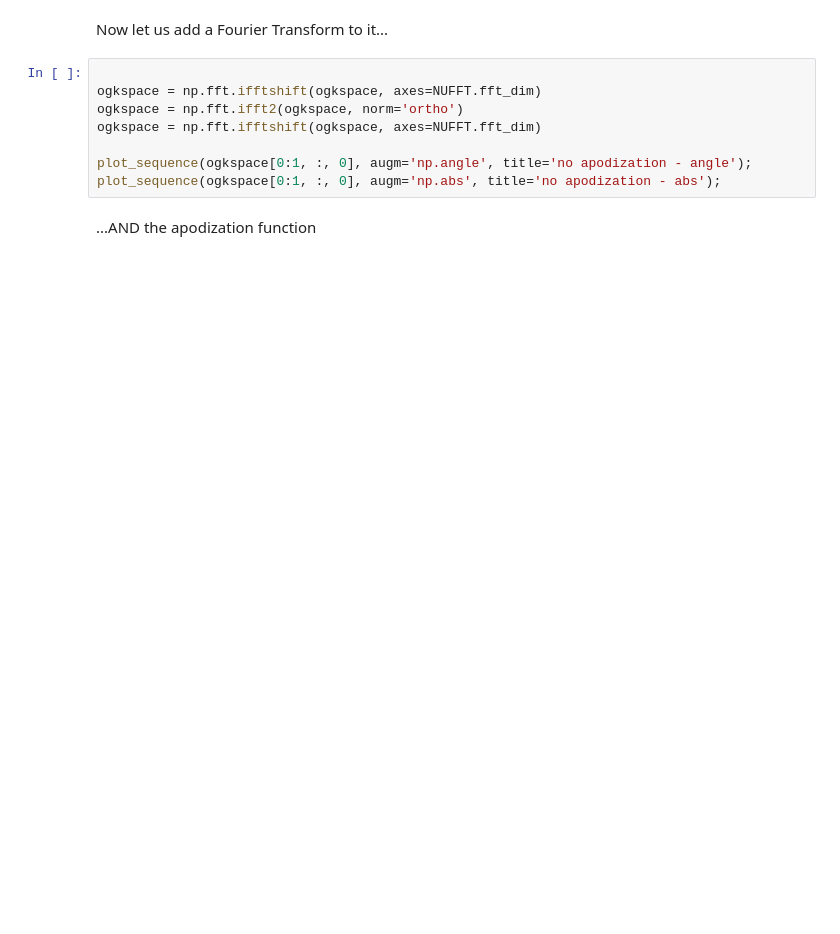
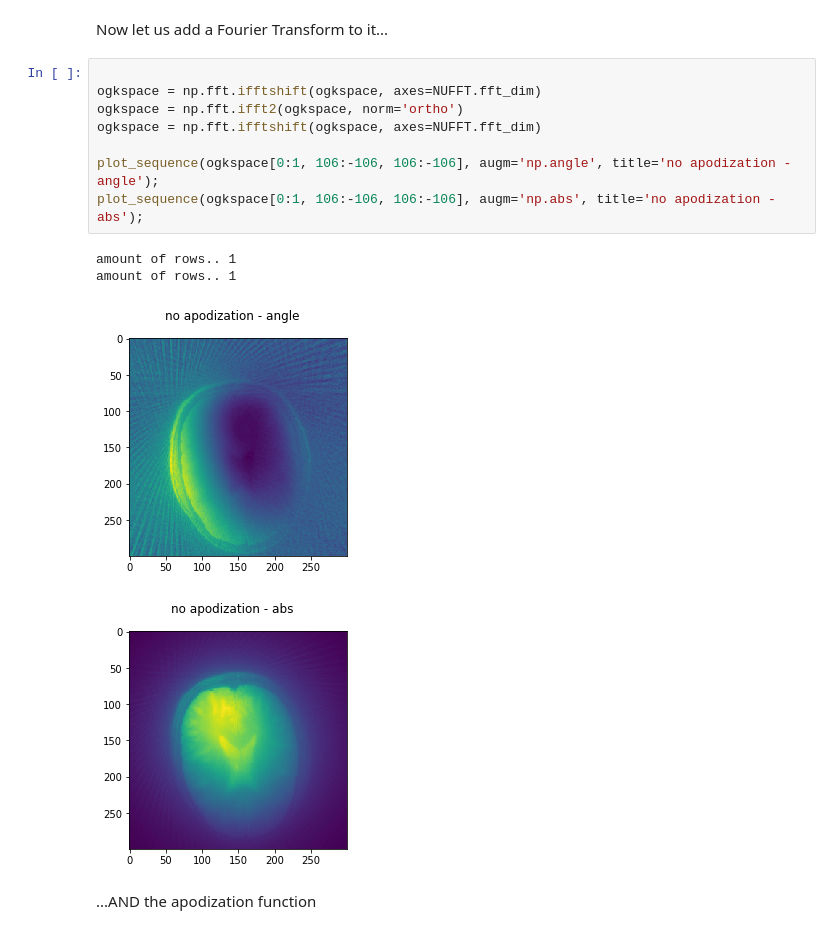
Before and after one commit to ISMRM/rrsg_challenge_01, a Jupyter notebook: python/rrsg_cgreco/step_by_step_recon.ipynb, the cells around one changed output. Saved outputs shown, nothing was run; the diff lists cells and outputs as text; blank space fills up the shorter version.

```diff
--- a/python/rrsg_cgreco/step_by_step_recon.ipynb
+++ b/python/rrsg_cgreco/step_by_step_recon.ipynb
@@ -190,11 +252,16 @@ Now let us add a Fourier Transform to it...
 # %%
 
 ogkspace = np.fft.ifftshift(ogkspace, axes=NUFFT.fft_dim)
 ogkspace = np.fft.ifft2(ogkspace, norm='ortho')
 ogkspace = np.fft.ifftshift(ogkspace, axes=NUFFT.fft_dim)
 
-plot_sequence(ogkspace[0:1, :, 0], augm='np.angle', title='no apodization - angle');
-plot_sequence(ogkspace[0:1, :, 0], augm='np.abs', title='no apodization - abs');
+plot_sequence(ogkspace[0:1, 106:-106, 106:-106], augm='np.angle', title='no apodization - angle');
+plot_sequence(ogkspace[0:1, 106:-106, 106:-106], augm='np.abs', title='no apodization - abs');
+# %% [output]
+amount of rows.. 1
+amount of rows.. 1
+[figure, added]
+[figure, added]
 # %% [markdown]
 ...AND the apodization function
 # %%
```
Also changed, not shown: parts of 20 cells of this notebook, 2 other files.
